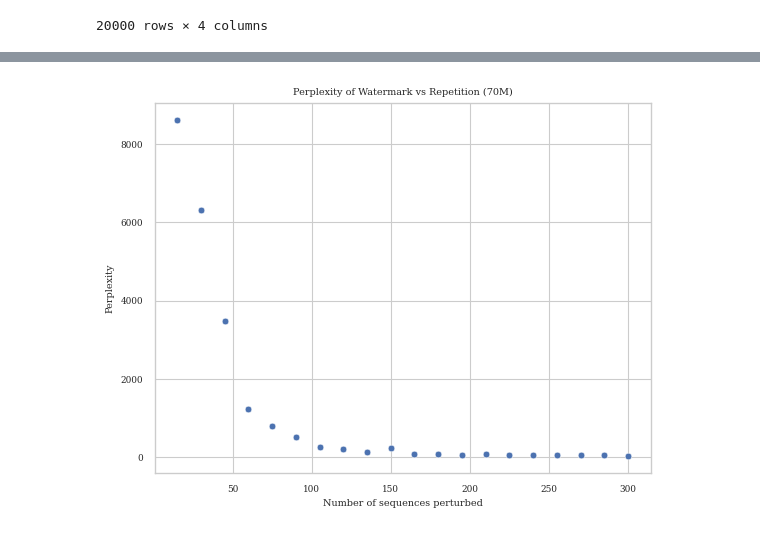
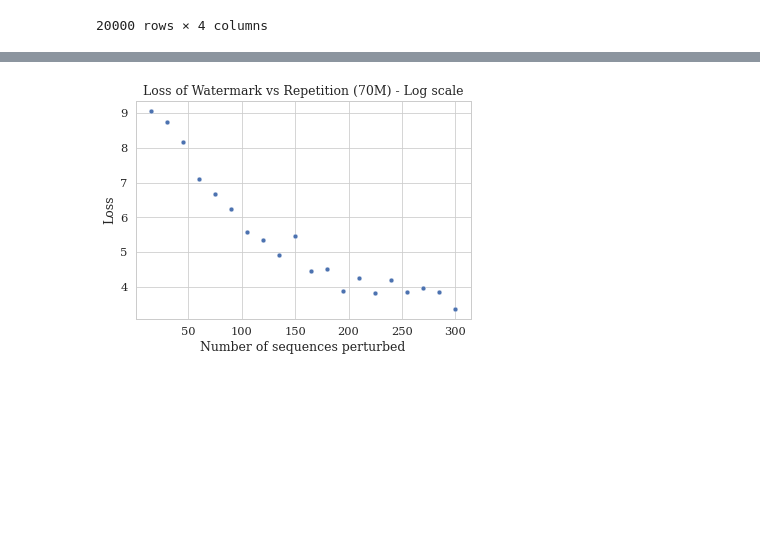
Before and after one commit to johntzwei/haveibeentrainedon, a Jupyter notebook: unstealthy/unstealthy_scaling/visualize_results.ipynb, the cells around one changed output, grey strips where cells are left out. Cells and saved outputs as stored; diff of their text form; code cells hidden in the pictures; blank space fills up the shorter version.

```diff
--- a/unstealthy/unstealthy_scaling/visualize_results.ipynb
+++ b/unstealthy/unstealthy_scaling/visualize_results.ipynb
@@ -7,14 +7,19 @@ import os
 import pandas as pd
 import seaborn as sns
 import matplotlib.pyplot as plt
+import numpy as np
 sns.set()
-sns.set_context('paper', font_scale=0.73)
+# sns.set_context('paper', font_scale=0.73)
+sns.set_context('paper', font_scale=1.3)
 sns.set_style('whitegrid', {'font.family':'serif', 'font.serif':'Times New Roman'})
 # %%
 #paths
-base_model_dir = "/home/ryan/haveibeentrainedon/models/unstealthy_scaling"
+root_dir = "/home/ryan/haveibeentrainedon/models/unstealthy_scaling"
+dataset_name = "wikitext"
 model_size = "70M"
 scored_file = "scored.csv"
+
+base_model_dir = f"{root_dir}/{dataset_name}"
 # %%
 models = list(filter(lambda x: x[-5:] == "model", os.listdir(os.path.join(base_model_dir, model_size))))
 models = sorted(models, key = lambda x: eval(x[:-6]))
@@ -122,9 +104,9 @@ print(y)
 # %%
-sns.scatterplot(x = x, y = y)
+sns.scatterplot(x = x, y = np.log(y))
 plt.xlabel("Number of sequences perturbed")
-plt.ylabel("Perplexity")
-plt.title("Perplexity of Watermark vs Repetition (70M)")
+plt.ylabel("Loss")
+plt.title("Loss of Watermark vs Repetition (70M) - Log scale")
 plt.show()
 # %% [output]
-[figure, old version]
+[figure, new version]
 # %%
```
Also changed, not shown: parts of 11 cells of this notebook, 10 other files.
